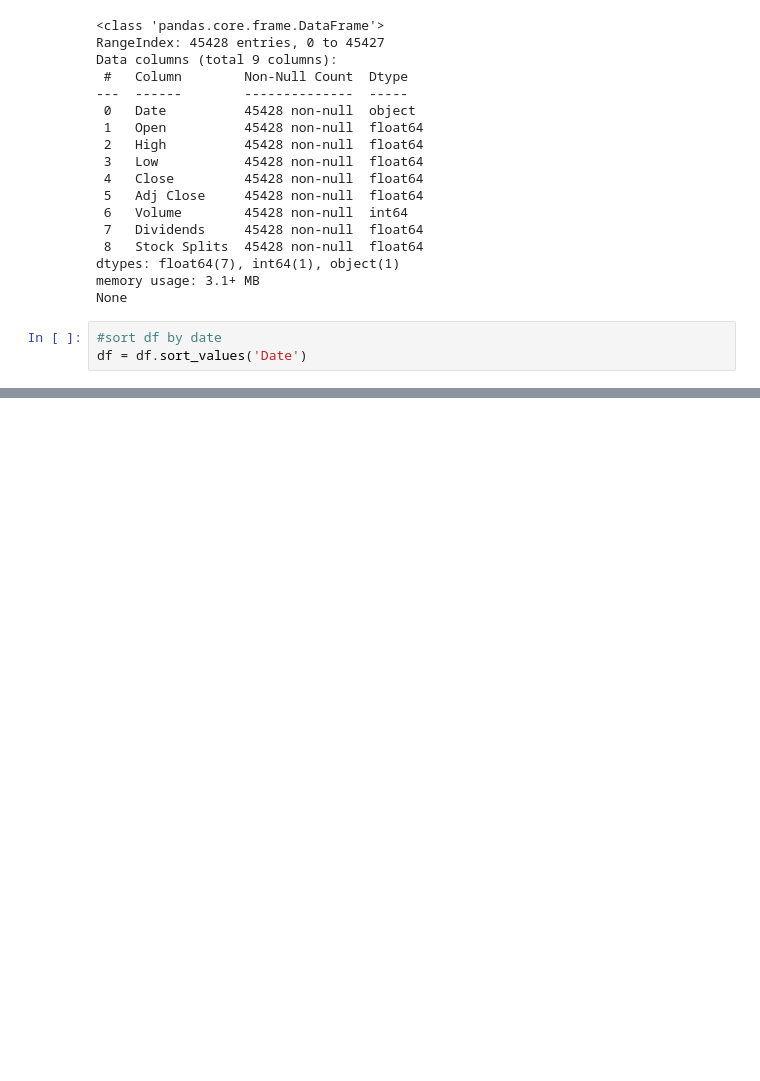
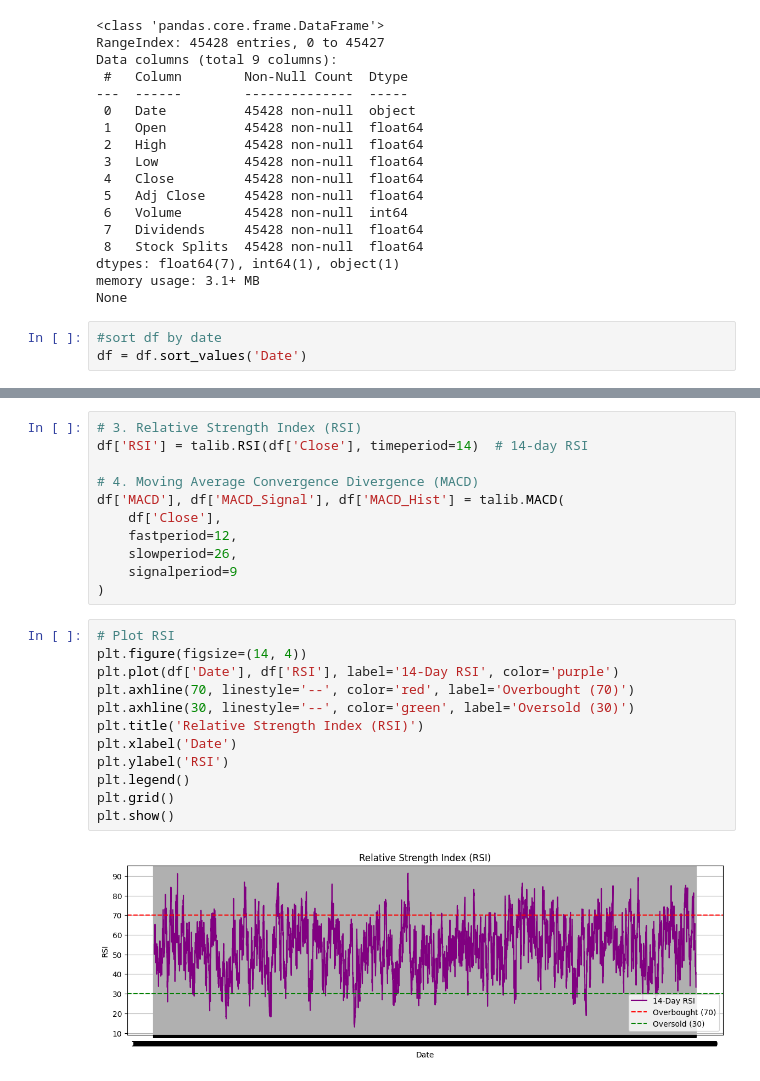
Before and after one commit to hiwothadush/stock_market_data_analysisis, a Jupyter notebook: Task_2.ipynb, the cells around one changed output, grey strips where cells are left out. Drawn from its saved outputs; the diff is of its cells as text; blank space fills up the shorter version.

Commit message:
analysis indicators like RSI and MACD are plotted

```diff
--- a/Task_2.ipynb
+++ b/Task_2.ipynb
@@ -76,0 +121,25 @@ df = df.sort_values('Date')
+# %%
+# 3. Relative Strength Index (RSI)
+df['RSI'] = talib.RSI(df['Close'], timeperiod=14)  # 14-day RSI
+
+# 4. Moving Average Convergence Divergence (MACD)
+df['MACD'], df['MACD_Signal'], df['MACD_Hist'] = talib.MACD(
+    df['Close'],
+    fastperiod=12,
+    slowperiod=26,
+    signalperiod=9
+)
+# %%
+# Plot RSI
+plt.figure(figsize=(14, 4))
+plt.plot(df['Date'], df['RSI'], label='14-Day RSI', color='purple')
+plt.axhline(70, linestyle='--', color='red', label='Overbought (70)')
+plt.axhline(30, linestyle='--', color='green', label='Oversold (30)')
+plt.title('Relative Strength Index (RSI)')
+plt.xlabel('Date')
+plt.ylabel('RSI')
+plt.legend()
+plt.grid()
+plt.show()
+# %% [output]
+[figure, added]
```
Also changed, not shown: parts of 5 cells of this notebook.
